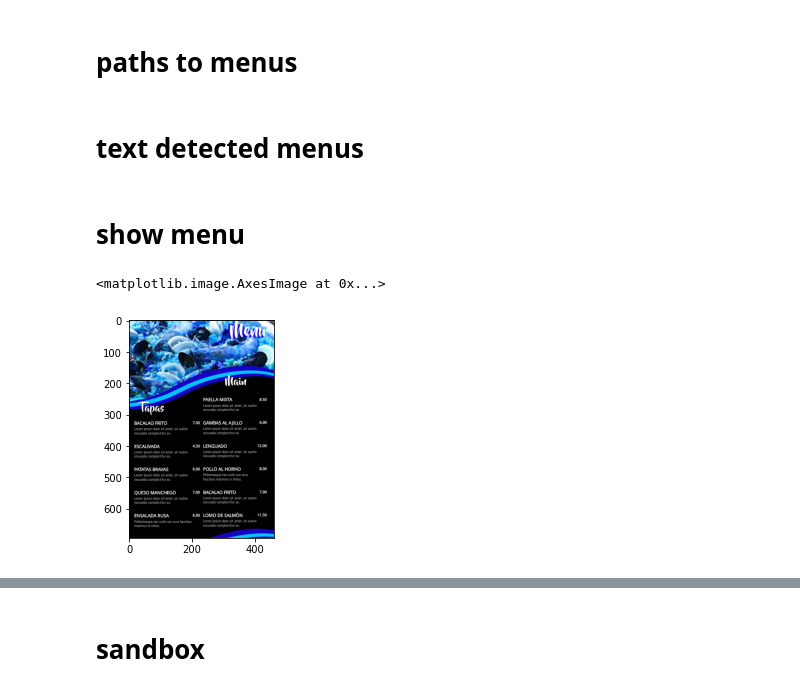
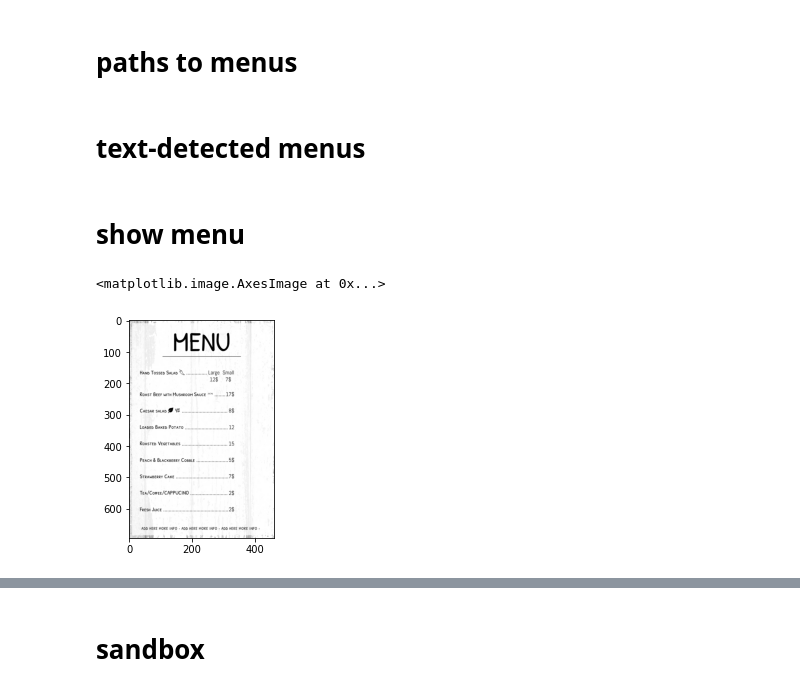
Before and after one commit to nguyenngocyennga/menu_me, a Jupyter notebook: notebooks/alan_apis_and_menu_stripper_workbook.ipynb, the cells around one changed output, grey strips where cells are left out. Drawn from its saved outputs; the diff is of its cells as text; code cells hidden in the pictures.

```diff
--- a/notebooks/alan_apis_and_menu_stripper_workbook.ipynb
+++ b/notebooks/alan_apis_and_menu_stripper_workbook.ipynb
@@ -398,7 +344,7 @@ def text_show_cords(path):
 # %%
 path_start = '../raw_data/all_menus/'
 
-paths = ['warung_sika_food.jpg',
+files = ['warung_sika_food.jpg',
 'chinese_menu_1.png',
 'english_menu_1.png',
 'english_menu_2.jpg',
@@ -418,6 +364,8 @@ paths = ['warung_sika_food.jpg',
 'spanish_menu_2.jpg',
 'thai_menu_1.png',
 'warung_sika_drinks.jpg']
+
+paths = [path_start + file for file in files]
 # %% [markdown]
-# text detected menus
+# text-detected menus
 # %%
@@ -429,10 +377,10 @@ for path in paths:
 # %%
 import cv2
 import matplotlib.pyplot as plt
 
 
-img = cv2.imread(path_start + paths[16])
+img = cv2.imread(paths[11])
 plt.imshow(img)
 # %% [output]
 <matplotlib.image.AxesImage at 0x...>
-[figure, old version]
+[figure, new version]
```
Also changed, not shown: parts of 26 cells of this notebook, 2 other files.
